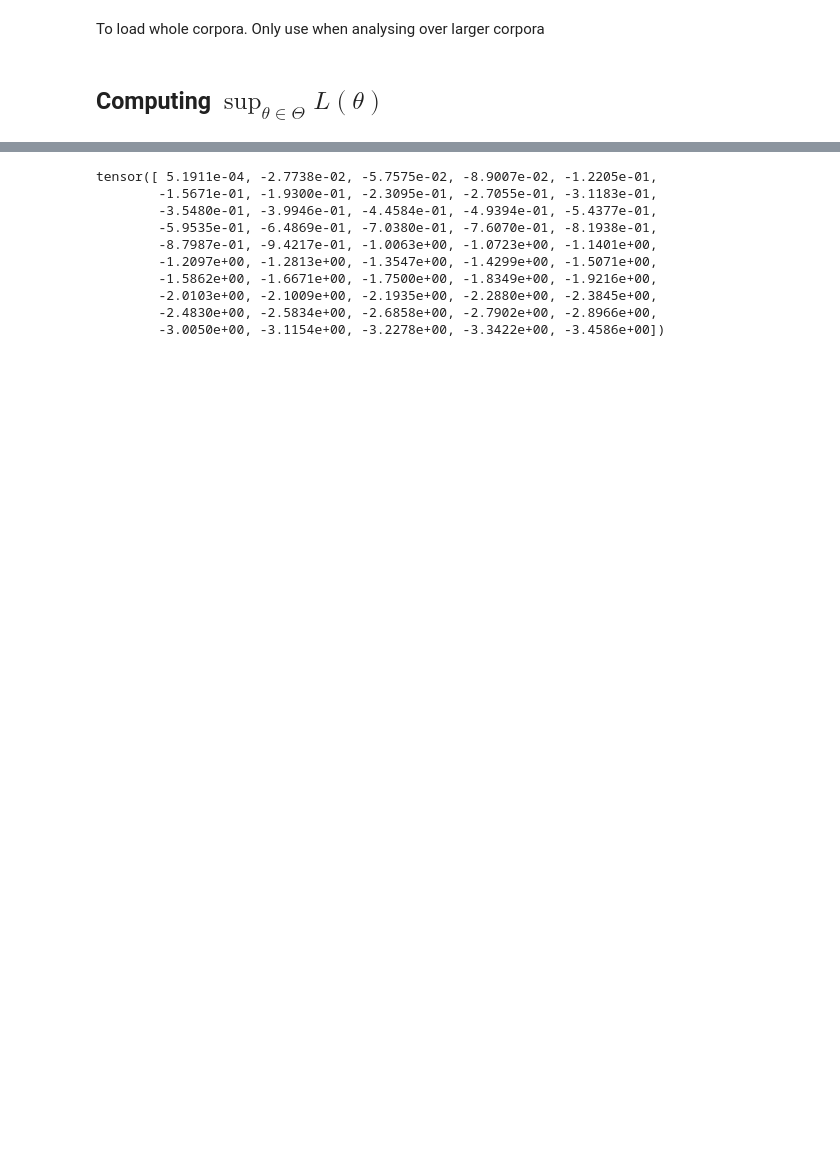
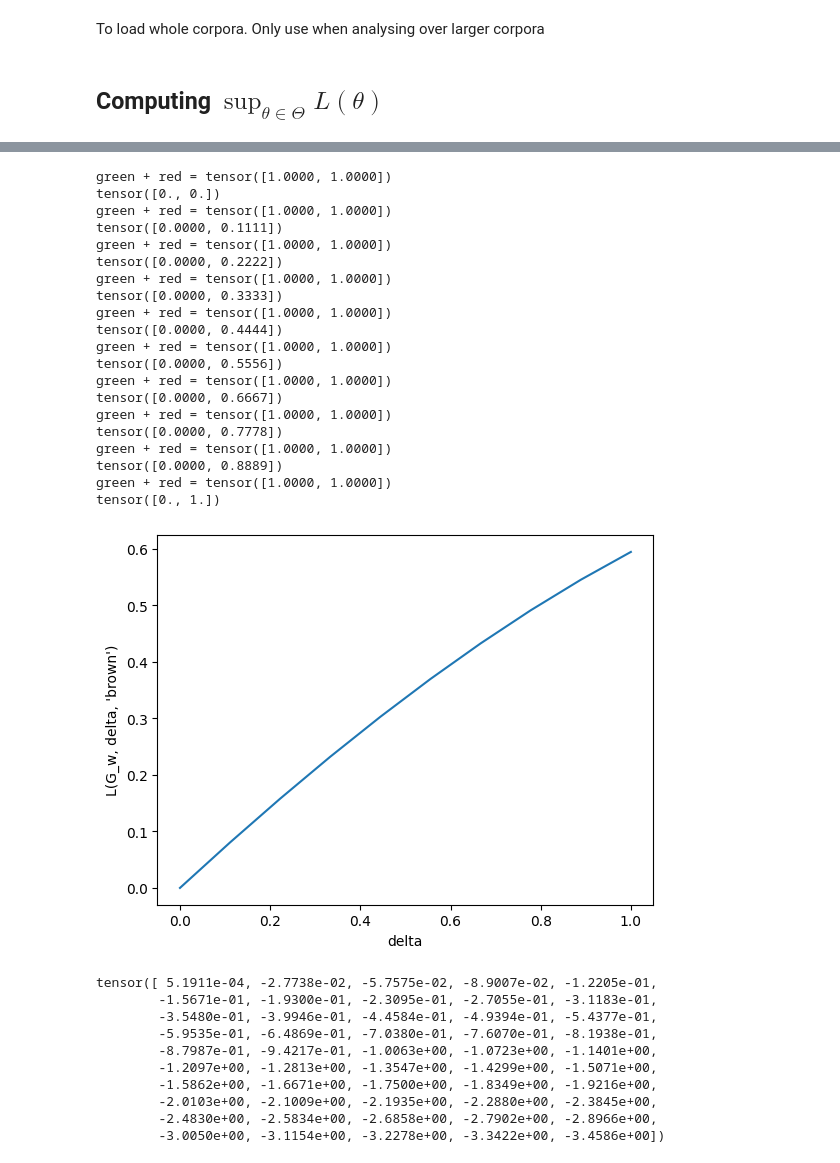
Before and after one commit to way-ze/watermarking, a Jupyter notebook: playground.ipynb, the cells around one changed output, grey strips where cells are left out. Drawn from its saved outputs; the diff is of its cells as text; code cells hidden in the pictures; blank space fills up the shorter version.

```diff
--- a/playground.ipynb
+++ b/playground.ipynb
@@ -128,0 +135,32 @@ def L_Gw(delta, w, corpus, watermark_processor, tokenizer, model):
+# %%
+def L_Gw2(delta, w, corpus, watermark_processor, tokenizer, model):
+    expdelta = torch.exp(delta)
+    greenlist_w, redlist_w = getGreenlist(w, watermark_processor)
+    words_with_offsets = tokenizer.backend_tokenizer.pre_tokenizer.pre_tokenize_str(corpus)
+    tokenized_corpus = list(zip(*words_with_offsets))[0]
+    corpus_t = tokenizer.encode(corpus, add_special_tokens=False)
+
+
+
+    with torch.inference_mode():
+        output = model(torch.tensor([corpus_t]))
+    soft_logits = torch.softmax(output.logits[0], dim=1)
+
+    indices = [i for i, x in enumerate(tokenized_corpus) if x == w]
+    indices = [i + 1 for i in indices]
+    soft_logits_filtered = soft_logits[indices,:]
+    green = torch.zeros(len(indices))
+    red = torch.zeros(len(indices))
+    for wdash in greenlist_w:
+        green += pLM(wdash, tokenizer, soft_logits_filtered)
+    for wdash in redlist_w:
+        red += pLM(wdash, tokenizer, soft_logits_filtered)
+    deltas = torch.zeros(len(indices))
+    for i in range(len(indices)):
+        if tokenized_corpus[indices[i]] in greenlist_w:
+            deltas[i] = deltas[i] + delta
+    Lvector = deltas - torch.log(expdelta * green + red)
+    print(f"green + red = {green + red}")
+    print(deltas)
+    Lol = torch.sum(Lvector)
+    return Lol
@@ -133 +282,36 @@ corpus_without_watermark[0].split("   ")[2]
+# %%
+deltaarr = torch.linspace(0, 1, 10)
+w = 'Ġbrown'
+sentence = "The quick brown fox jumps over the lazy brown dog"#
+
+
+Larr = torch.zeros(deltaarr.size(0))
+for i in range(deltaarr.size(0)):
+    Larr[i] = L_Gw2(deltaarr[i], w, sentence, watermark_processor, tokenizer, model)
+plt.plot(deltaarr, Larr)
+plt.xlabel("delta")
+plt.ylabel("L(G_w, delta, \'brown\')")
+plt.show()
+# %% [output]
+green + red = tensor([1.0000, 1.0000])
+tensor([0., 0.])
+green + red = tensor([1.0000, 1.0000])
+tensor([0.0000, 0.1111])
+green + red = tensor([1.0000, 1.0000])
+tensor([0.0000, 0.2222])
+green + red = tensor([1.0000, 1.0000])
+tensor([0.0000, 0.3333])
+green + red = tensor([1.0000, 1.0000])
+tensor([0.0000, 0.4444])
+green + red = tensor([1.0000, 1.0000])
+tensor([0.0000, 0.5556])
+green + red = tensor([1.0000, 1.0000])
+tensor([0.0000, 0.6667])
+green + red = tensor([1.0000, 1.0000])
+tensor([0.0000, 0.7778])
+green + red = tensor([1.0000, 1.0000])
+tensor([0.0000, 0.8889])
+green + red = tensor([1.0000, 1.0000])
+tensor([0., 1.])
+[figure, added]
 # %%
```
Also changed, not shown: parts of 15 cells of this notebook, 2 other files.
